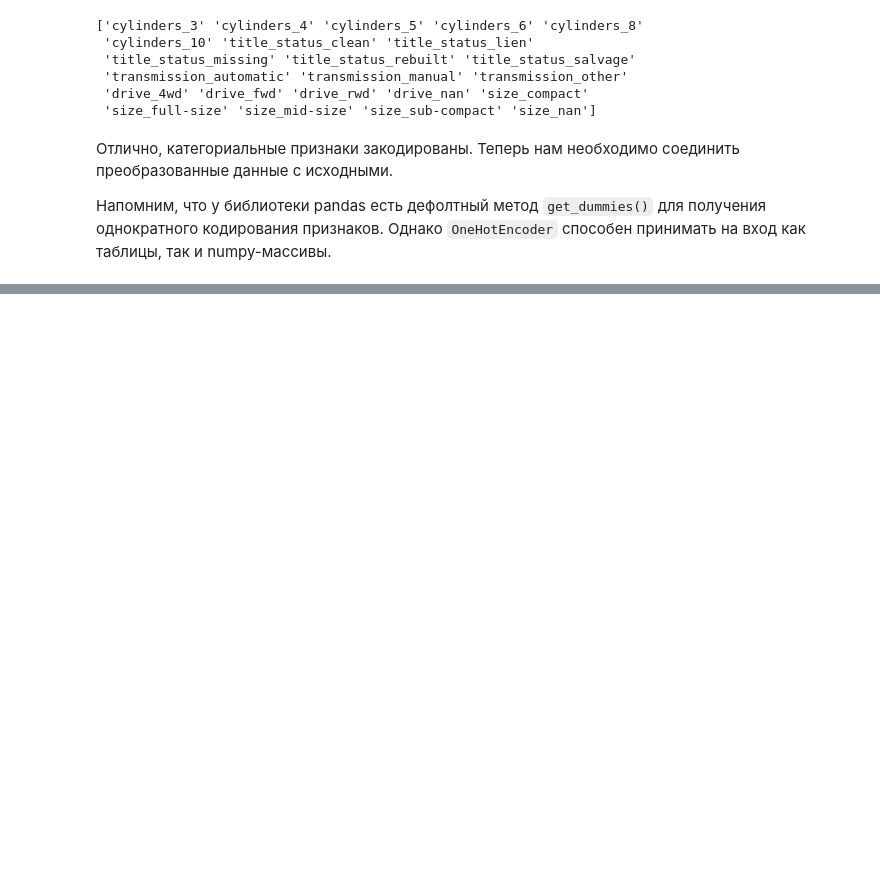
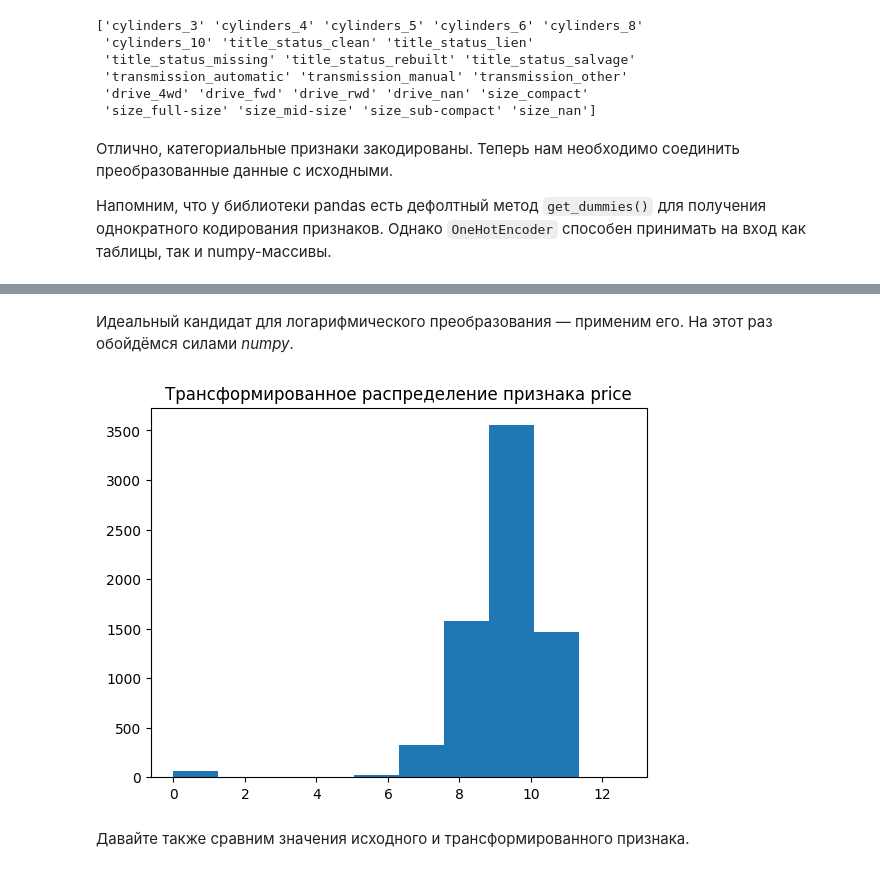
Before and after one commit to DadonovIV/for_sf_ds, a Jupyter notebook: ML/ML_6/ML_6.ipynb, the cells around one changed output, grey strips where cells are left out. Saved outputs shown, nothing was run; the diff lists cells and outputs as text; code cells hidden in the pictures; blank space fills up the shorter version.

```diff
--- a/ML/ML_6/ML_6.ipynb
+++ b/ML/ML_6/ML_6.ipynb
@@ -144,0 +697,12 @@ print(column_names)
+# %% [markdown]
+Идеальный кандидат для логарифмического преобразования — применим его. На этот раз обойдёмся силами *numpy*.
+# %%
+log_price = np.log(data['price'])
+
+plt.hist(log_price)
+plt.title('Трансформированное распределение признака price')
+plt.show()
+# %% [output]
+[figure, added]
+# %% [markdown]
+Давайте также сравним значения исходного и трансформированного признака.
```
Also changed, not shown: parts of 115 cells of this notebook.
